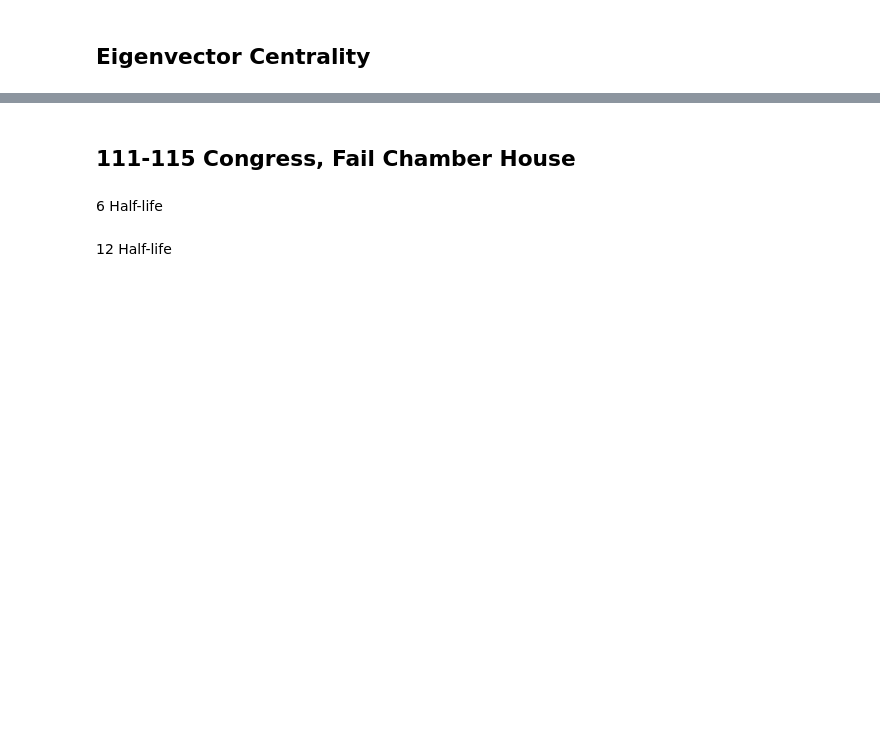
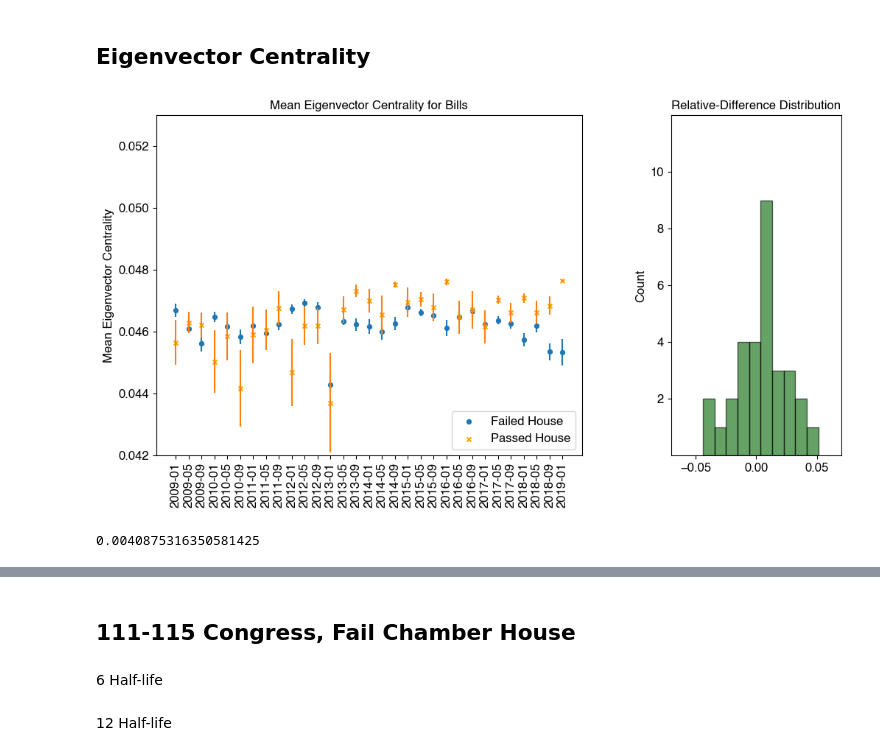
Before and after one commit to sarahsotoudeh/LegislativeInfluence, a Jupyter notebook: InfluenceCreation.ipynb, the cells around one changed output, grey strips where cells are left out. Cells and saved outputs as stored; diff of their text form; code cells hidden in the pictures; blank space fills up the shorter version.

```diff
--- a/InfluenceCreation.ipynb
+++ b/InfluenceCreation.ipynb
@@ -1052,6 +1419,9 @@ else:
 		avg_ev_centrality111_115.to_pickle(f)
 		max_ev_centrality111_115.to_pickle(f)
 # %%
-avg_centrality_per = plot_avg_centrality(avg_ev_centrality111_115,"Mean Eigenvector Centrality", "Mean Eigenvector Centrality for Bills", ax1ylim=[0.042,0.051])
+avg_centrality_per = plot_avg_centrality(avg_ev_centrality111_115,"Mean Eigenvector Centrality", "Mean Eigenvector Centrality for Bills", ax1ylim=[0.042,0.053])
 avg_centrality_per["Percent_Difference"].mean()
+# %% [output]
+[figure, added]
+0.0040875316350581425
 # %%
```
Also changed, not shown: parts of 53 cells of this notebook.
